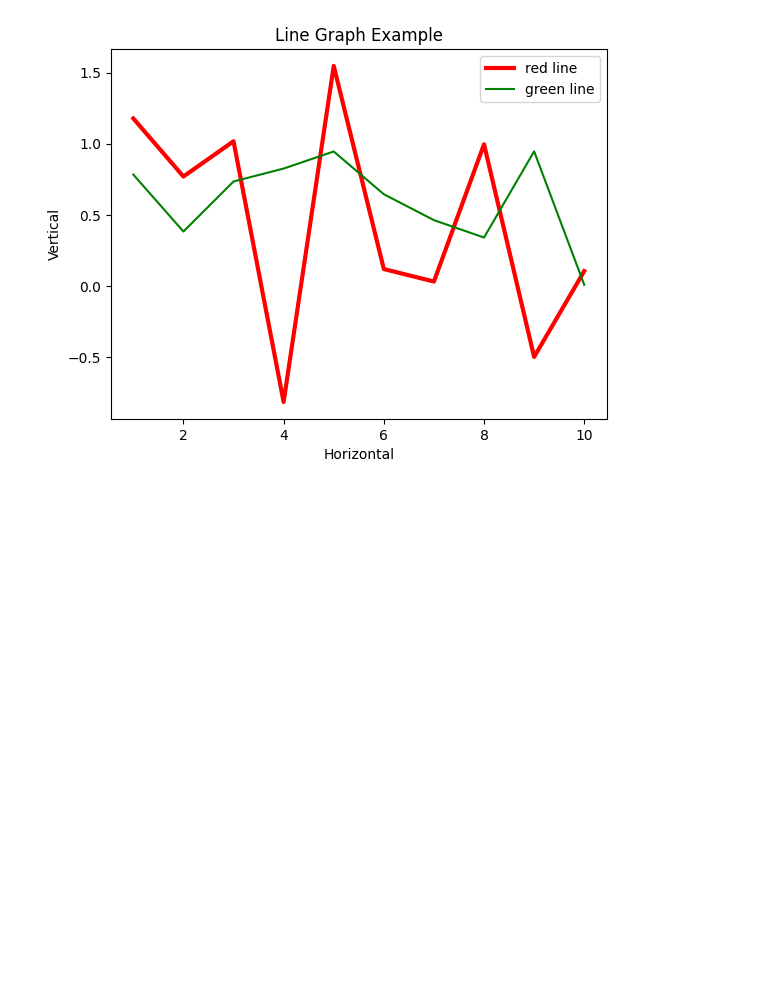
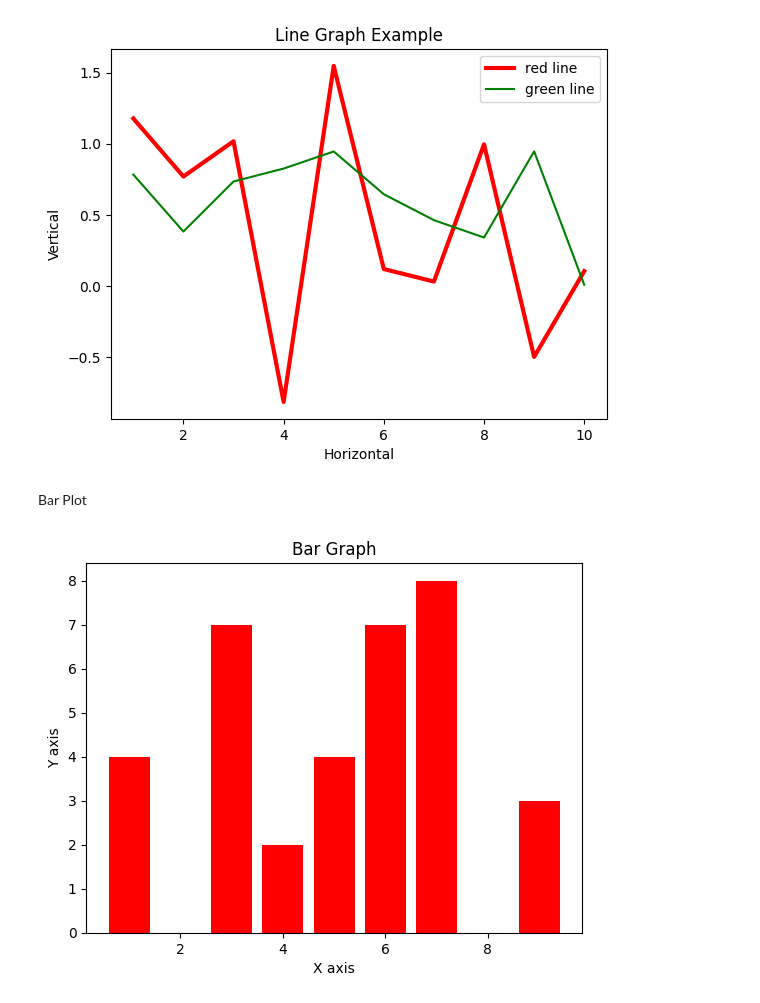
Before and after one commit to harshsinha-12/GoogleCollabTutorial, a Jupyter notebook: PlottingGraph.ipynb, the cells around one changed output. Cells and saved outputs as stored; diff of their text form; code cells hidden in the pictures; blank space fills up the shorter version.

```diff
--- a/PlottingGraph.ipynb
+++ b/PlottingGraph.ipynb
@@ -87,3 +87,16 @@ plt.legend()
 plt.show()
 # %% [output]
 [figure]
+# %% [markdown]
+Bar Plot
+# %%
+import matplotlib.pyplot as plt
+x1 = [1,3,4,5,6,7,9]
+y1 = [4,7,2,4,7,8,3]
+plt.bar(x1,y1, color = 'red')                        # xlabel and ylabel both are keywords
+plt.xlabel('X axis')
+plt.ylabel('Y axis')
+plt.title('Bar Graph')
+plt.show()
+# %% [output]
+[figure, added]
```
Also changed, not shown: parts of 1 cell of this notebook.
